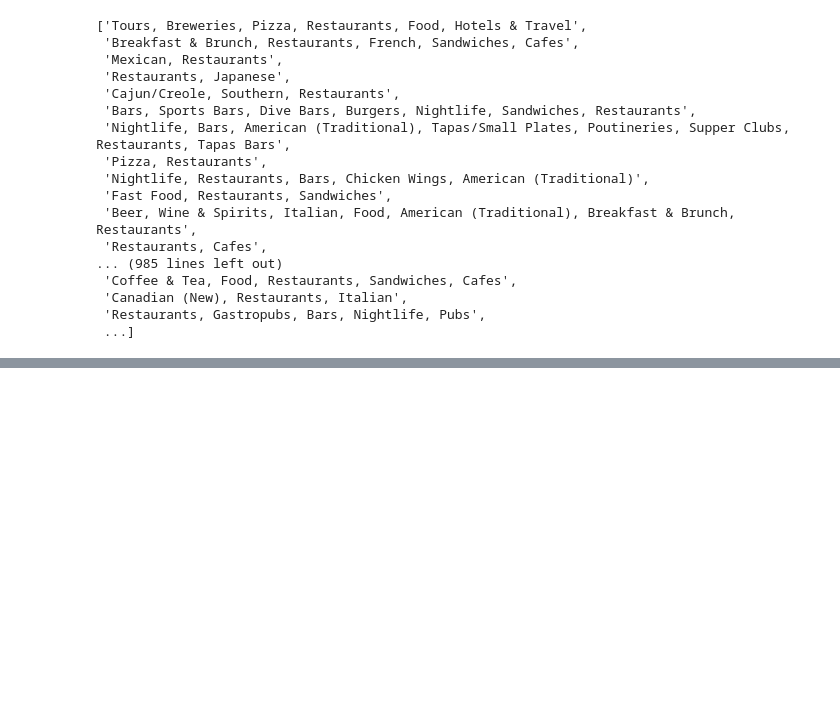
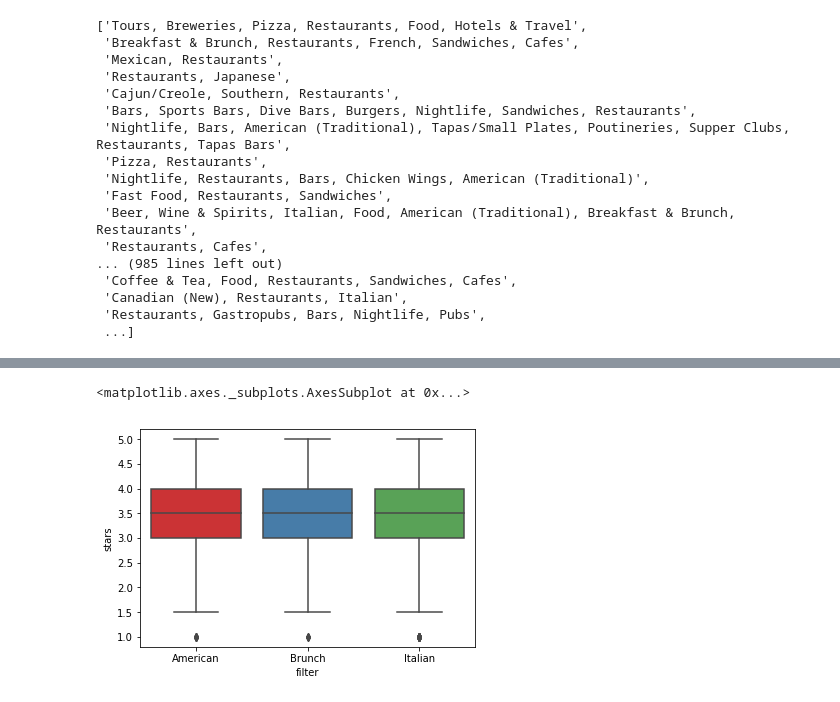
Before and after one commit to suk4402/Predict-restaurant-success-using-Yelp-data, a Jupyter notebook: Capstone yelp.ipynb, the cells around one changed output, grey strips where cells are left out. Cells and saved outputs as stored; diff of their text form; code cells hidden in the pictures; blank space fills up the shorter version.

```diff
--- a/Capstone yelp.ipynb
+++ b/Capstone yelp.ipynb
@@ -372,0 +460,15 @@ df1.categories.unique().tolist()
+# %%
+# Create data
+g1 = df1[df1['filter'] == 'American']
+g1 = g1[['filter', 'stars']]
+g2 = df1[df1['filter'] == 'Brunch']
+g2 = g2[['filter', 'stars']]
+g3 = df1[df1['filter'] == 'Italian']
+g3 = g3[['filter', 'stars']]
+
+df2 = pd.concat([g1, g2, g3])
+
+sns.boxplot(x="filter", y="stars", data=df2, palette="Set1")
+# %% [output]
+<matplotlib.axes._subplots.AxesSubplot at 0x...>
+[figure, added]
```
Also changed, not shown: parts of 14 cells of this notebook.
